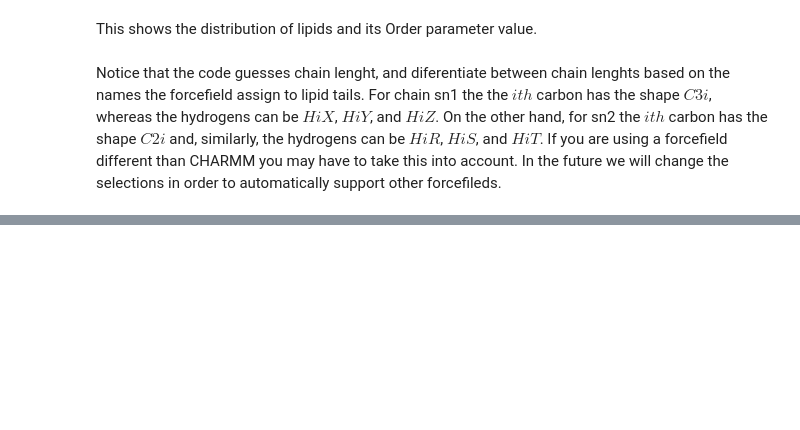
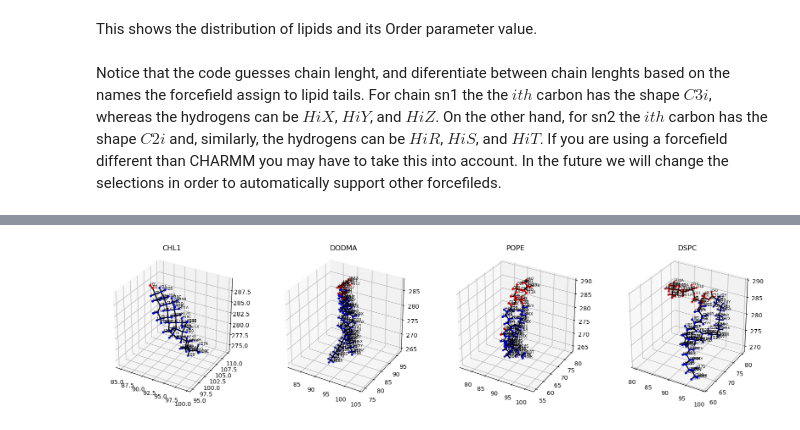
Before and after one commit to pyF4all/2DanalysisTutorials, a Jupyter notebook: Memb2D/User_guide.ipynb, the cells around one changed output, grey strips where cells are left out. Saved outputs shown, nothing was run; the diff lists cells and outputs as text; code cells hidden in the pictures; blank space fills up the shorter version.

```diff
--- a/Memb2D/User_guide.ipynb
+++ b/Memb2D/User_guide.ipynb
@@ -464,0 +475,5 @@ Notice that the code guesses chain lenght, and diferentiate between chain lenght
+# %%
+# Check polarity
+membrane.visualize_polarity()
+# %% [output]
+[figure, added]
```
Also changed, not shown: parts of 19 cells of this notebook.
